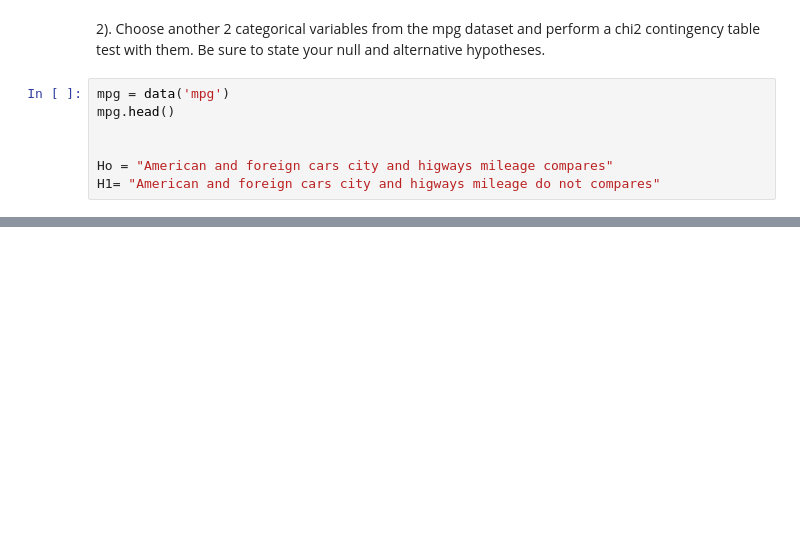
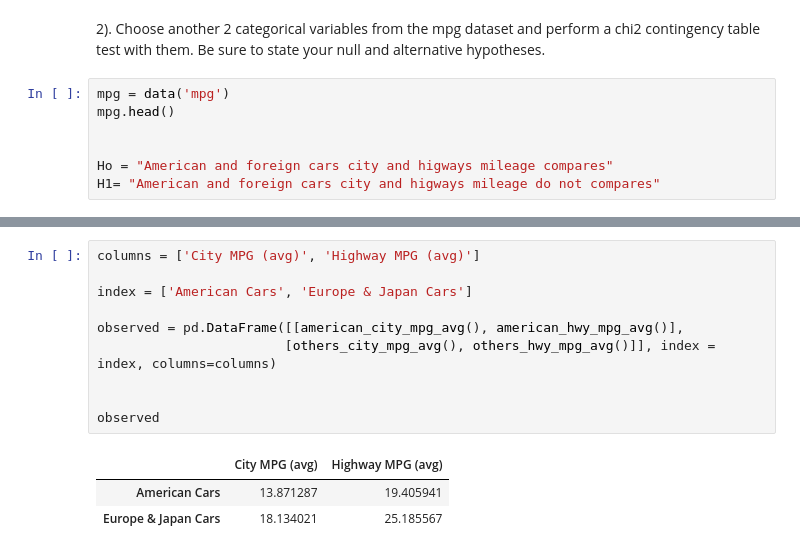
Before and after one commit to stephenkipkurui/statistics-exercises, a Jupyter notebook: hypothesis_testing.ipynb, the cells around one changed output, grey strips where cells are left out. Drawn from its saved outputs; the diff is of its cells as text; blank space fills up the shorter version.

```diff
--- a/hypothesis_testing.ipynb
+++ b/hypothesis_testing.ipynb
@@ -1132,0 +1072,14 @@ Failed to reject Ho: American and foreign cars city and higways mileage do not c
+# %%
+columns = ['City MPG (avg)', 'Highway MPG (avg)']
+
+index = ['American Cars', 'Europe & Japan Cars']
+
+observed = pd.DataFrame([[american_city_mpg_avg(), american_hwy_mpg_avg()],
+                        [others_city_mpg_avg(), others_hwy_mpg_avg()]], index = index, columns=columns)
+
+
+observed
+# %% [output]
+|  | City MPG (avg) | Highway MPG (avg) |
+| American Cars | 13.871287 | 19.405941 |
+| Europe & Japan Cars | 18.134021 | 25.185567 |
```
Also changed, not shown: parts of 64 cells of this notebook.
